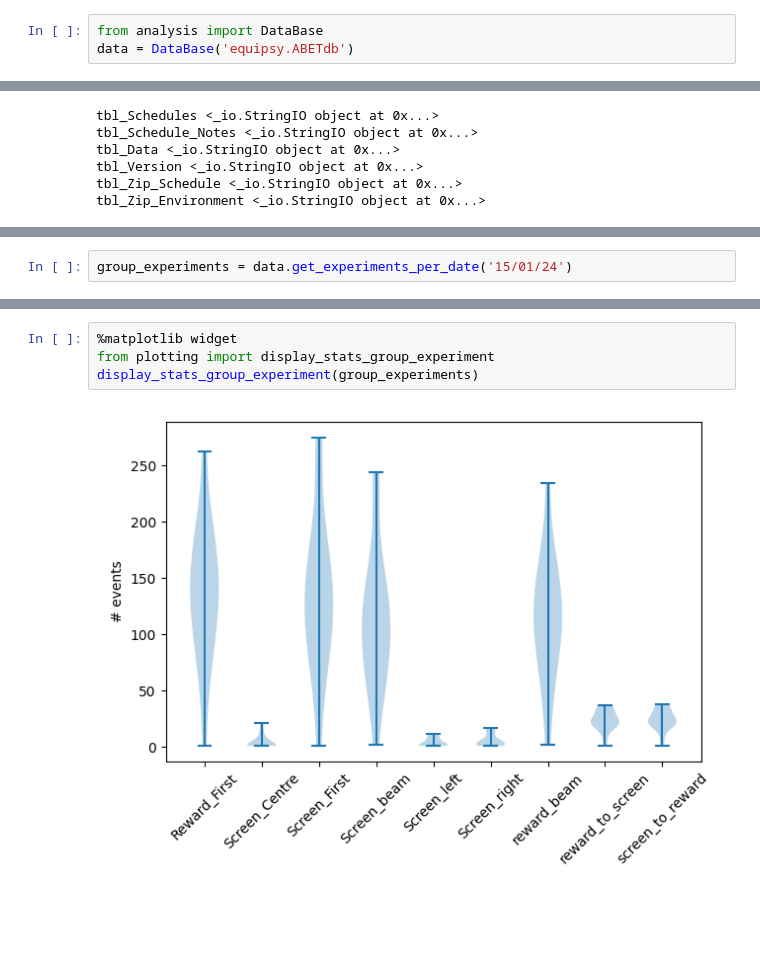
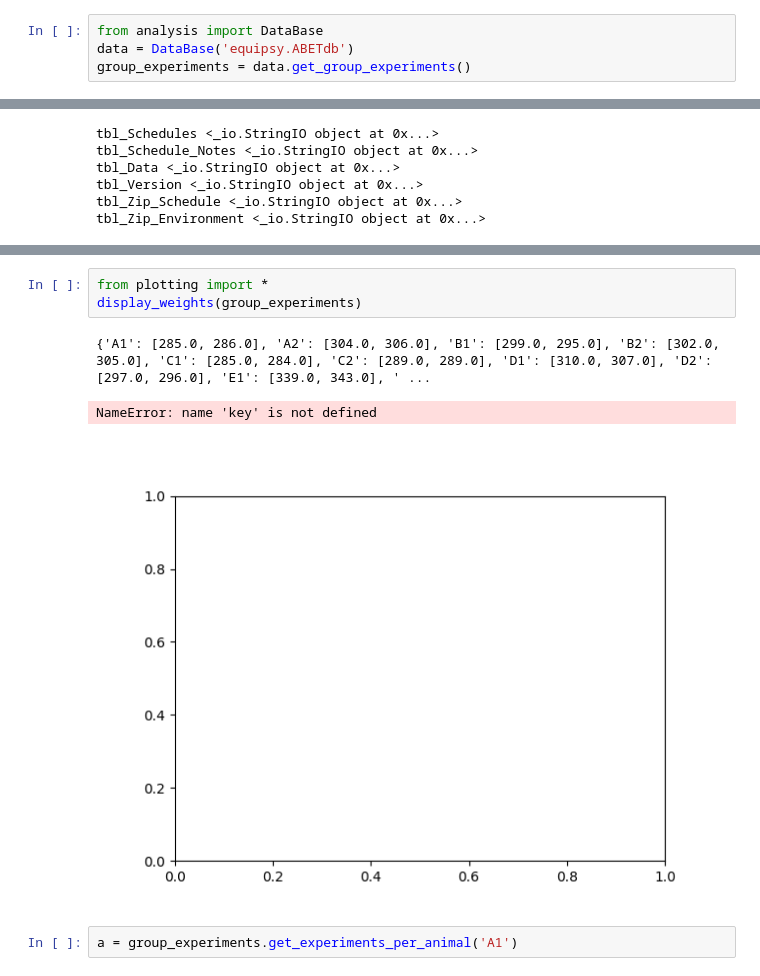
Before and after one commit to yger/equipsy, a Jupyter notebook: results/analysis.ipynb, the cells around one changed output, grey strips where cells are left out. Cells and saved outputs as stored; diff of their text form; blank space fills up the shorter version.

```diff
--- a/results/analysis.ipynb
+++ b/results/analysis.ipynb
@@ -24,6 +11,7 @@ drwxrwxr-x 2 pierre pierre    4096 janv. 16 22:23 __pycache__/
 # %%
 from analysis import DataBase
 data = DataBase('equipsy.ABETdb')
+group_experiments = data.get_group_experiments()
 # %% [output]
 -- ----------------------------------------------------------
 -- MDB Tools - A library for reading MS Access database files
@@ -55,2 +39,0 @@ tbl_Zip_Environment <_io.StringIO object at 0x...>
-# %%
-group_experiments = data.get_experiments_per_date('15/01/24')
@@ -69,6 +40,9 @@ display_group_experiments(group_experiments)
-# %%
-%matplotlib widget
-from plotting import display_stats_group_experiment
-display_stats_group_experiment(group_experiments)
-# %% [output]
-[figure, removed]
+# %%
+from plotting import *
+display_weights(group_experiments)
+# %% [output]
+{'A1': [285.0, 286.0], 'A2': [304.0, 306.0], 'B1': [299.0, 295.0], 'B2': [302.0, 305.0], 'C1': [285.0, 284.0], 'C2': [289.0, 289.0], 'D1': [310.0, 307.0], 'D2': [297.0, 296.0], 'E1': [339.0, 343.0], ' ...
+NameError: name 'key' is not defined
+[figure, added]
+# %%
+a = group_experiments.get_experiments_per_animal('A1')
```
Also changed, not shown: parts of 6 cells of this notebook, 2 other files.
